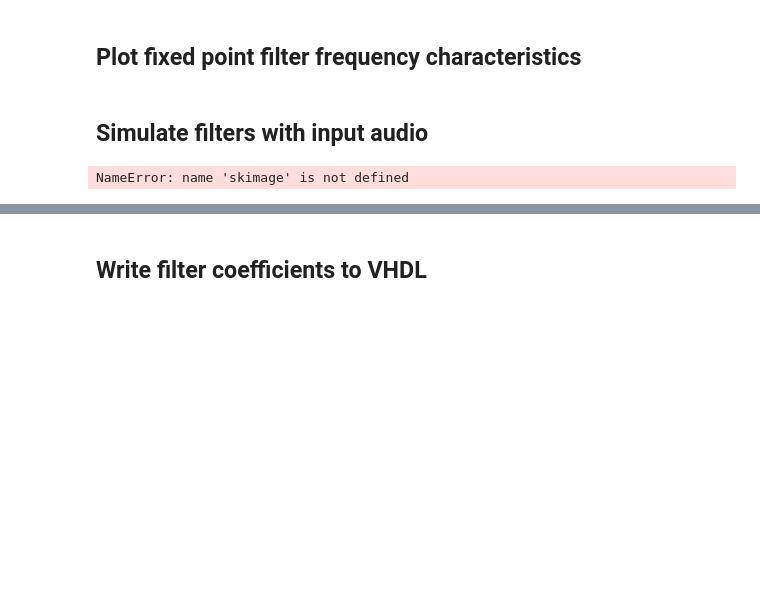
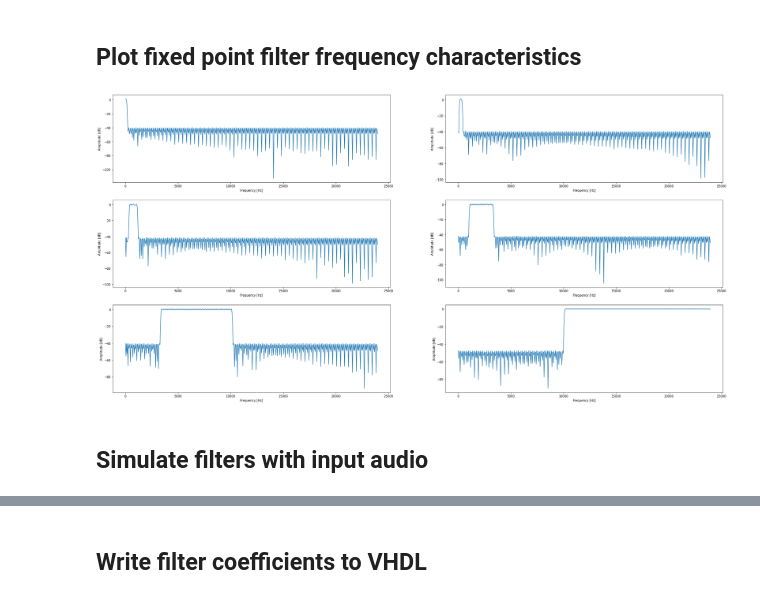
Before and after one commit to aesuf/DSP-FPGA-Workshop, a Jupyter notebook: Simulation/EqualizerSimulation.ipynb, the cells around one changed output, grey strips where cells are left out. Cells and saved outputs as stored; diff of their text form; code cells hidden in the pictures; blank space fills up the shorter version.

```diff
--- a/Simulation/EqualizerSimulation.ipynb
+++ b/Simulation/EqualizerSimulation.ipynb
@@ -125,18 +158,41 @@ plt.show()
 # %% [markdown]
 ## Plot fixed point filter frequency characteristics
+# %%
+plt.figure(figsize=(6*filter_count, 3*filter_count))
+added_taps = np.zeros(np.amax(filter_sizes))
+for index in range(filter_count):
+    taps = filter_taps_fixed[index] / b_q
+
+    # get frequency response
+    w, H = signal.freqz(taps)
+    angles = np.unwrap(np.angle(H))
+    w = w * Fs / (2 * np.pi)
+
+    # add filters
+    added_taps[0:filter_sizes[index]] = added_taps[0:filter_sizes[index]] + taps
+
+    # plot frequency response
+    ax = plt.subplot(3, 2, index+1)
+    ax.plot(w, 20 * np.log10(abs(H)))
+    ax.set_xlabel('Frequency [Hz]')
+    ax.set_ylabel('Amplitude [dB]')
+# %% [output]
+[figure, added]
 # %% [markdown]
 ## Simulate filters with input audio
 # %%
 # simulate floating point filters
-if (write_audio_files == True) :
+if (write_audio_files_float == True) :
     # get audio
     audio, fs = sf.read('fahey.wav')
-    x = audio[fs*5:fs*(5+audio_length_sec)]
+    audio_snipped = audio[fs*5:fs*(5+audio_length_sec)]
+    x = audio_snipped[:,0]
     equalized_x = np.zeros(np.shape(x))
 
     # plot frequency contents
-    f, t, Sxx = signal.spectrogram(x[0:1000], fs)
-    plt.pcolormesh(t, f, Sxx, shading='gouraud')
+    f, t, Sxx = signal.spectrogram(x, fs)
+    plt.pcolormesh(t, f[:10], Sxx[:10], shading='gouraud')
+    plt.title("Input Audio Spectrogram")
     plt.ylabel('Frequency [Hz]')
     plt.xlabel('Time [sec]')
     plt.show()
@@ -146,20 +202,20 @@ if (write_audio_files == True) :
         taps = filter_taps[index]
 
         # filter individual channels
-        filtered_audio = signal.lfilter(taps, 1, x)
+        filtered_audio = filter_amp_float[index] * np.convolve(x, taps, mode='full')
 
         # add to equalized audio channel
-        equalized_x = equalized_x + filtered_audio[0:np.shape(equalized_x)[0],:]
+        equalized_x = equalized_x + filtered_audio[:len(equalized_x)]
 
         # write filtered audio to wav file
         file_name = "filtered_audio_float{}.wav".format(index+1)
-        sf.write(file_name, filtered_audio, fs)
-
-        print("Finished writing out filter{}".format(index+1))
+        audio_out = [[i, i] for i in filtered_audio]
+        sf.write(file_name, audio_out, fs)
 
         # plot frequency contents
-        f, t, Sxx = signal.spectrogram(filtered_audio[0:1000], fs)
-        plt.pcolormesh(t, f, Sxx, shading='gouraud')
+        f, t, Sxx = signal.spectrogram(filtered_audio, fs)
+        plt.pcolormesh(t, f[:10], Sxx[:10], shading='gouraud')
+        plt.title("Filter{} Spectrogram".format(index+1))
         plt.ylabel('Frequency [Hz]')
         plt.xlabel('Time [sec]')
         plt.show()
@@ -167,8 +223,12 @@ if (write_audio_files == True) :
     # write out equalized input audio
     sf.write("equalized_audio_float.wav", equalized_x, fs)
 
-    print("Finished writing out audio")
+    # plot frequency contents
+    f, t, Sxx = signal.spectrogram(equalized_x, fs)
+    plt.pcolormesh(t, f[:10], Sxx[:10], shading='gouraud')
+    plt.title("Equalized Spectrogram")
+    plt.ylabel('Frequency [Hz]')
+    plt.xlabel('Time [sec]')
+    plt.show()
-# %% [output]
-NameError: name 'skimage' is not defined
 # %%
 # simulate fixed point filters
```
Also changed, not shown: parts of 11 cells of this notebook, 23 other files.
